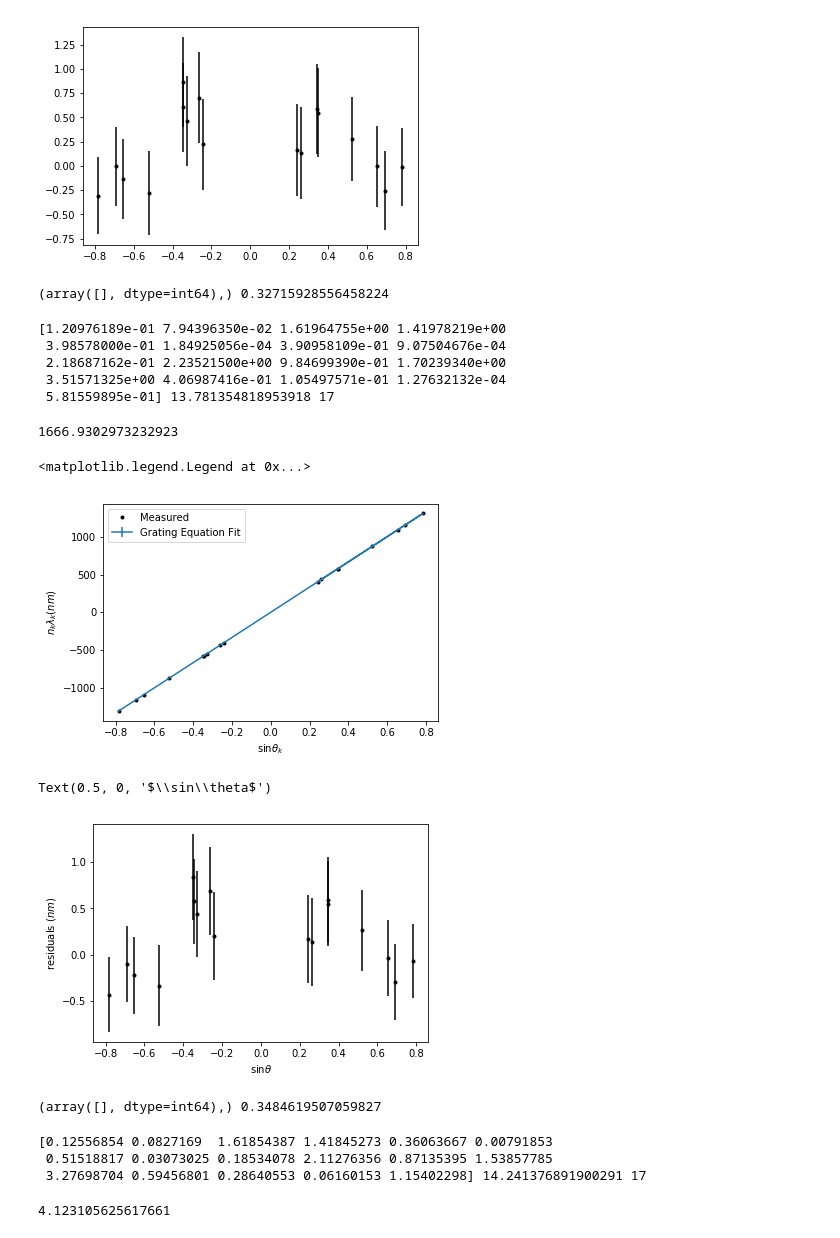
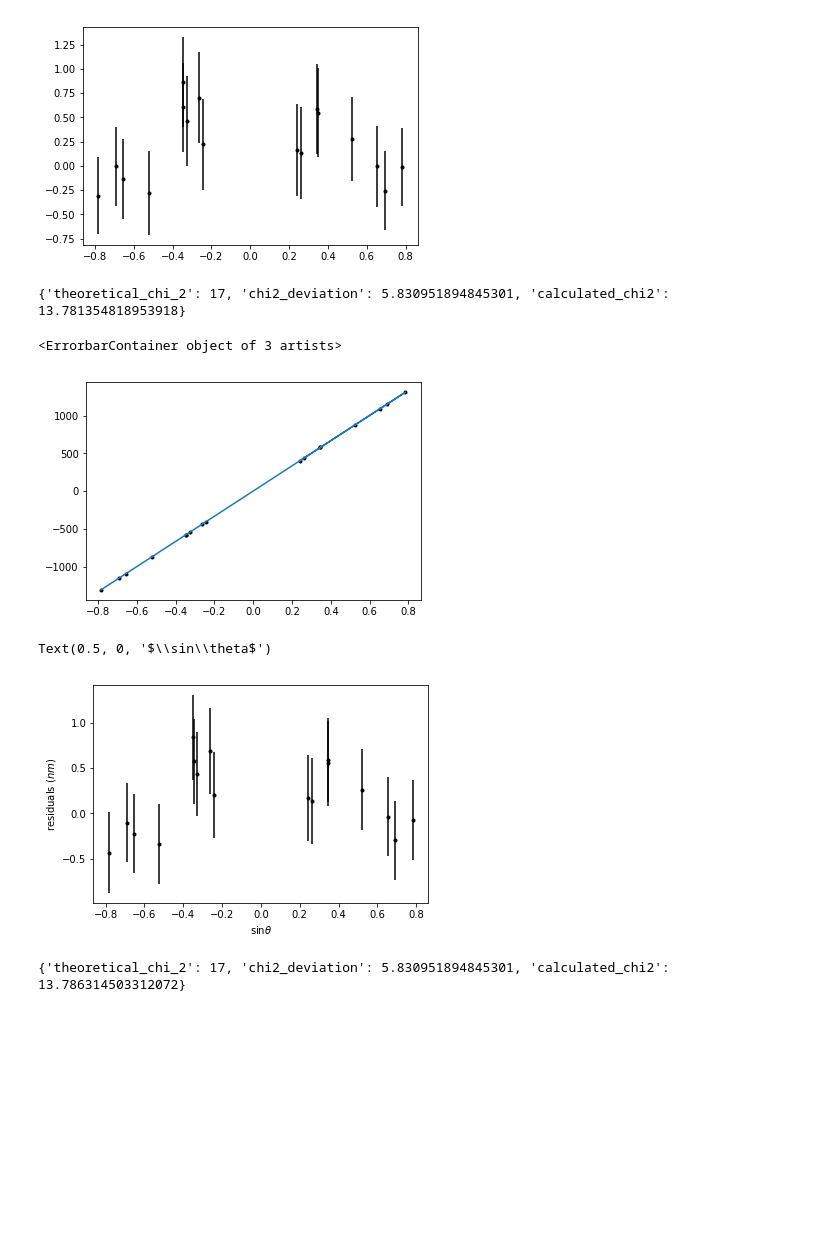
Before and after one commit to David-Zagaceta/Intermediate-Lab, a Jupyter notebook: fine_structure.ipynb, the cells around one changed output. Cells and saved outputs as stored; diff of their text form; code cells hidden in the pictures; blank space fills up the shorter version.

```diff
--- a/fine_structure.ipynb
+++ b/fine_structure.ipynb
@@ -101,3 +97,16 @@ def f(x, d, thi):
+# %%
+def f(x, d, thi):
+    # could be + or - for where these are
+    return d*(np.sin(thi)+np.sin(x-thi))
+
+def f_err(x,d,thi,xerr,derr,thierr):
+    return (d*np.cos(x-thi)*xerr)**2 + ((np.sin(thi)+np.sin(x-thi))*derr)**2 + (d*(np.cos(thi)-np.cos(x-thi))*thierr)**2
+
+def chi_squared(exp, th, err):
+    if len(exp) != len(th):
+        raise ValueError('dimensions do not match')
+
+    return {'theoretical_chi_2':len(exp), 'chi2_deviation':np.sqrt(2*len(exp)), 'calculated_chi2':np.sum((exp-th)**2/err)}
 # %%
 outs = lambdas*orders*directions
 ins = np.deg2rad(average)
@@ -108,9 +117,9 @@ d = params[0]
 derr = np.sqrt(cov[0,0])
 thierr = np.sqrt(cov[1,1])
 thi = params[1]
+xerr = np.deg2rad(1/60)
 
-err = (d*np.cos(ins-thi)*np.deg2rad(1/60))**2 + ((np.sin(thi)+np.sin(ins-thi))*derr)**2 + (d*(np.cos(thi)-np.cos(ins-thi))*thierr)**2
-print(err)
+err = f_err(ins,d,thi,xerr,derr,thierr)
 plt.plot(np.sin(ins), outs, 'k.')
 plt.errorbar(np.sin(ins), f(ins, d, thi), yerr=np.sqrt(err))
 # %% [output]
@@ -124,39 +130,29 @@ plt.errorbar(np.sin(ins), outs-f(ins,d,thi), yerr=np.sqrt(err), fmt='.k')
 # %% [output]
 <ErrorbarContainer object of 3 artists>
 [figure]
-# %%
-print(np.where(abs(outs-f(ins,d,thi))>2), np.mean(abs(outs-f(ins,d,thi))))
-# %% [output]
-(array([], dtype=int64),) 0.32715928556458224
 # %%
-chi2 = (outs-f(ins,d,thi))**2/err
-print(chi2, np.sum(chi2), len(chi2))
+chi2 = chi_squared(outs, f(ins,d,thi), err)
+print(chi2)
 # %% [output]
-[1.20976189e-01 7.94396350e-02 1.61964755e+00 1.41978219e+00
- 3.98578000e-01 1.84925056e-04 3.90958109e-01 9.07504676e-04
- 2.18687162e-01 2.23521500e+00 9.84699390e-01 1.70239340e+00
- 3.51571325e+00 4.06987416e-01 1.05497571e-01 1.27632132e-04
- 5.81559895e-01] 13.781354818953918 17
+{'theoretical_chi_2': 17, 'chi2_deviation': 5.830951894845301, 'calculated_chi2': 13.781354818953918}
 # %%
 outs = lambdas*orders*directions
 ins = np.deg2rad(average)
 init = [1/600*10**(6), 0.01]
 params, cov = curve_fit(f, ins, outs, p0=init, sigma=1/err)
 
 d = params[0]
+derr = np.sqrt(cov[0,0])
+thierr = np.sqrt(cov[1,1])
 thi = params[1]
+xerr = np.deg2rad(1/60)
 
-print(d)
+err = f_err(ins,d,thi,xerr,derr,thierr)
 plt.plot(np.sin(ins), outs, 'k.')
 plt.errorbar(np.sin(ins), f(ins, d, thi), yerr=np.sqrt(err))
-plt.ylabel(r'$n_k\lambda_k(nm)$')
-plt.xlabel(r'$\sin\theta_k$')
-plt.legend(['Measured','Grating Equation Fit'])
-#plt.savefig('bad_fit.png')
 # %% [output]
-1666.9302973232923
+<ErrorbarContainer object of 3 artists>
-<matplotlib.legend.Legend at 0x...>
-[figure, old version]
+[figure, new version]
 # %%
 plt.errorbar(np.sin(ins), outs-f(ins,d,thi), yerr=np.sqrt(err), fmt='.k')
 plt.ylabel(r'residuals $(nm)$')
@@ -164,20 +160,9 @@ plt.xlabel(r'$\sin\theta$')
 #plt.savefig('bad_residuals.png')
 # %% [output]
 Text(0.5, 0, '$\\sin\\theta$')
-[figure, old version]
+[figure, new version]
-# %%
-print(np.where(abs(outs-f(ins,d,thi))>2), np.mean(abs(outs-f(ins,d,thi))))
-# %% [output]
-(array([], dtype=int64),) 0.3484619507059827
 # %%
-chi2 = (outs-f(ins,d,thi))**2/err
+chi2 = chi_squared(outs, f(ins,d,thi), err)
+print(chi2)
+# %% [output]
+{'theoretical_chi_2': 17, 'chi2_deviation': 5.830951894845301, 'calculated_chi2': 13.786314503312072}
-# %%
-print(chi2, np.sum(chi2), len(chi2))
-# %% [output]
-[0.12556854 0.0827169  1.61854387 1.41845273 0.36063667 0.00791853
- 0.51518817 0.03073025 0.18534078 2.11276356 0.87135395 1.53857785
- 3.27698704 0.59456801 0.28640553 0.06160153 1.15402298] 14.241376891900291 17
-# %%
-np.sqrt(17)
-# %% [output]
-4.123105625617661
```
Also changed, not shown: parts of 13 cells of this notebook, 1 other file.
